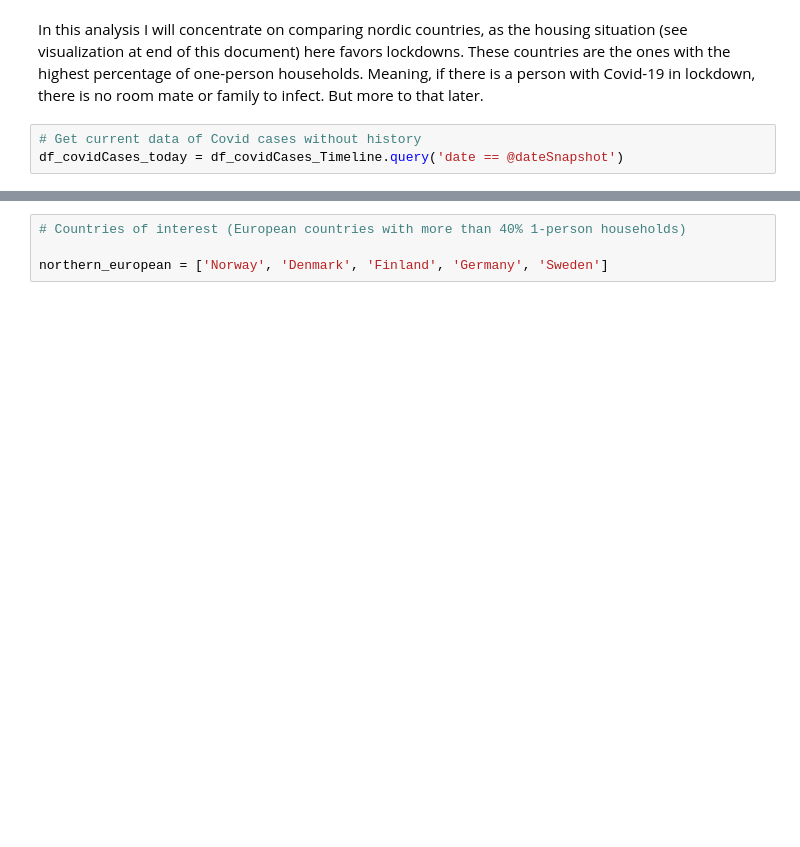
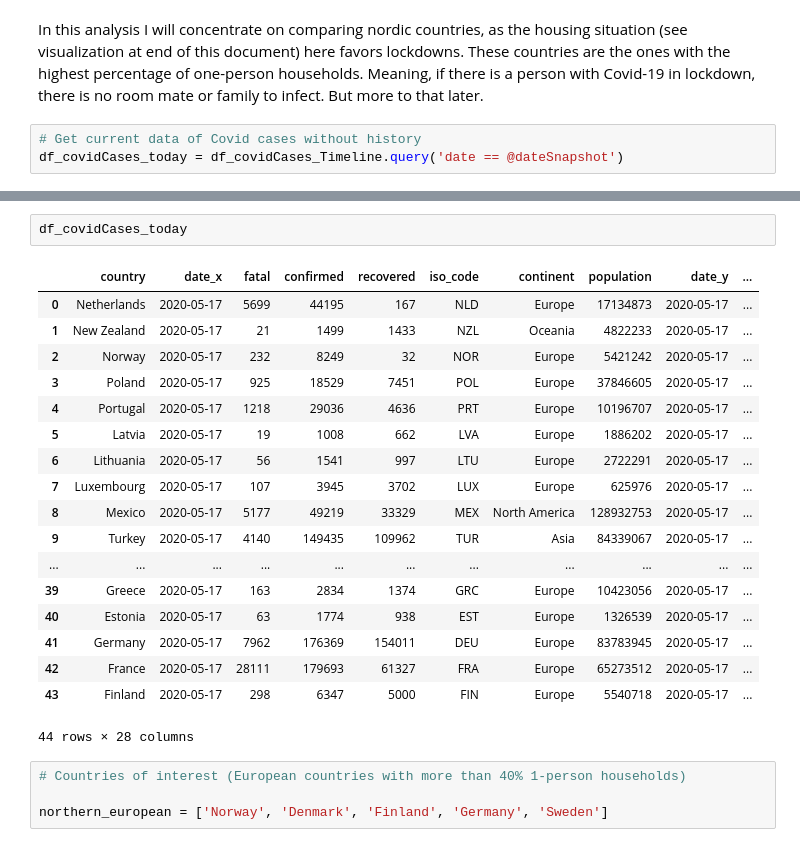
Before and after one commit to AtulSingh-Emyre/AnalysisCovid19, a Jupyter notebook: exploration_Covid19.ipynb, the cells around one changed output, grey strips where cells are left out. Drawn from its saved outputs; the diff is of its cells as text; blank space fills up the shorter version.

```diff
--- a/exploration_Covid19.ipynb
+++ b/exploration_Covid19.ipynb
@@ -143,3 +161,24 @@ df_covidCases_today.drop(['Unnamed: 0'], axis=1, inplace=True)
+# %%
+df_covidCases_today
+# %% [output]
+|  | country | date_x | fatal | confirmed | recovered | iso_code | continent | population | date_y | ... |
+| 0 | Netherlands | 2020-05-17 | 5699 | 44195 | 167 | NLD | Europe | 17134873 | 2020-05-17 | ... |
+| 1 | New Zealand | 2020-05-17 | 21 | 1499 | 1433 | NZL | Oceania | 4822233 | 2020-05-17 | ... |
+| 2 | Norway | 2020-05-17 | 232 | 8249 | 32 | NOR | Europe | 5421242 | 2020-05-17 | ... |
+| 3 | Poland | 2020-05-17 | 925 | 18529 | 7451 | POL | Europe | 37846605 | 2020-05-17 | ... |
+| 4 | Portugal | 2020-05-17 | 1218 | 29036 | 4636 | PRT | Europe | 10196707 | 2020-05-17 | ... |
+| 5 | Latvia | 2020-05-17 | 19 | 1008 | 662 | LVA | Europe | 1886202 | 2020-05-17 | ... |
+| 6 | Lithuania | 2020-05-17 | 56 | 1541 | 997 | LTU | Europe | 2722291 | 2020-05-17 | ... |
+| 7 | Luxembourg | 2020-05-17 | 107 | 3945 | 3702 | LUX | Europe | 625976 | 2020-05-17 | ... |
+| 8 | Mexico | 2020-05-17 | 5177 | 49219 | 33329 | MEX | North America | 128932753 | 2020-05-17 | ... |
+| 9 | Turkey | 2020-05-17 | 4140 | 149435 | 109962 | TUR | Asia | 84339067 | 2020-05-17 | ... |
+| ... | ... | ... | ... | ... | ... | ... | ... | ... | ... | ... |
+| 39 | Greece | 2020-05-17 | 163 | 2834 | 1374 | GRC | Europe | 10423056 | 2020-05-17 | ... |
+| 40 | Estonia | 2020-05-17 | 63 | 1774 | 938 | EST | Europe | 1326539 | 2020-05-17 | ... |
+| 41 | Germany | 2020-05-17 | 7962 | 176369 | 154011 | DEU | Europe | 83783945 | 2020-05-17 | ... |
+| 42 | France | 2020-05-17 | 28111 | 179693 | 61327 | FRA | Europe | 65273512 | 2020-05-17 | ... |
+| 43 | Finland | 2020-05-17 | 298 | 6347 | 5000 | FIN | Europe | 5540718 | 2020-05-17 | ... |
+44 rows × 28 columns
 # %%
 # Countries of interest (European countries with more than 40% 1-person households)
 
```
Also changed, not shown: parts of 25 cells of this notebook, 1 other file.
